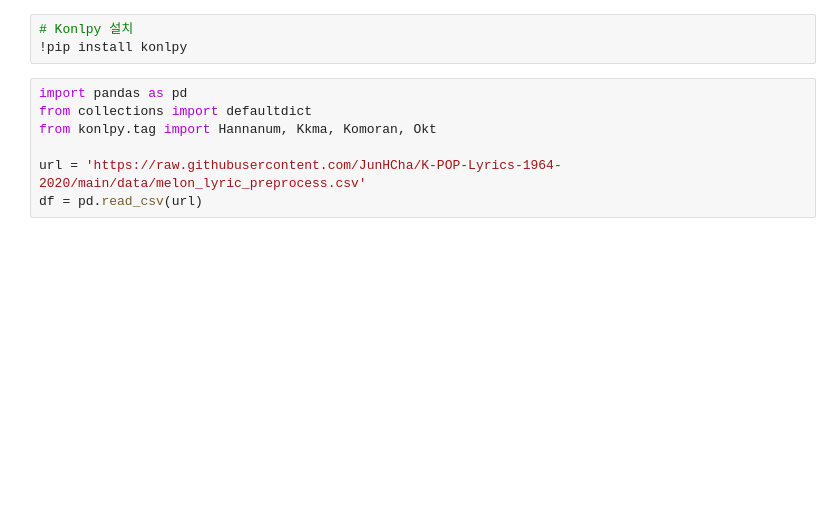
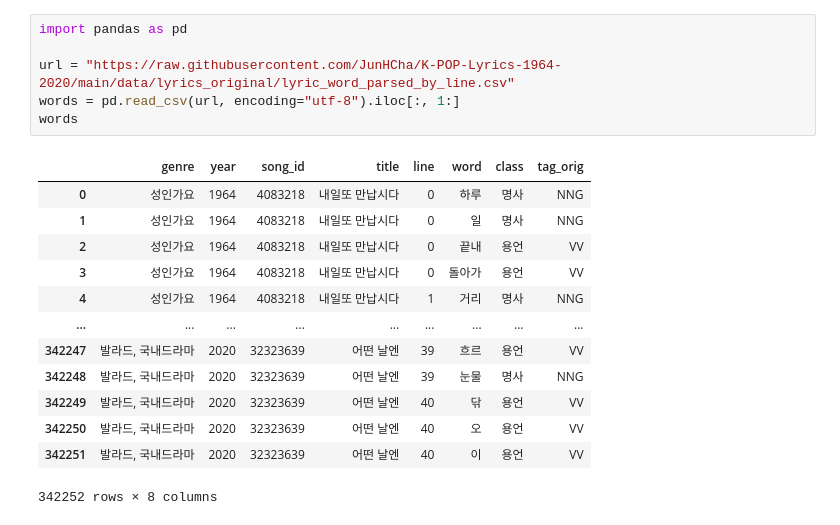
Before and after one commit to JunHCha/K-POP-Lyrics-1964-2020, a Jupyter notebook: scripts/lyrics_co_occurence.ipynb, the cells around one changed output. Saved outputs shown, nothing was run; the diff lists cells and outputs as text; blank space fills up the shorter version.

Commit message:
feat: add cooccured words

```diff
--- a/scripts/lyrics_co_occurence.ipynb
+++ b/scripts/lyrics_co_occurence.ipynb
@@ -1,10 +1,20 @@
-# %%
-# Konlpy 설치
-!pip install konlpy
 # %%
 import pandas as pd
-from collections import defaultdict
-from konlpy.tag import Hannanum, Kkma, Komoran, Okt
 
-url = 'https://raw.githubusercontent.com/JunHCha/K-POP-Lyrics-1964-2020/main/data/melon_lyric_preprocess.csv'
-df = pd.read_csv(url)
+url = "https://raw.githubusercontent.com/JunHCha/K-POP-Lyrics-1964-2020/main/data/lyrics_original/lyric_word_parsed_by_line.csv"
+words = pd.read_csv(url, encoding="utf-8").iloc[:, 1:]
+words
+# %% [output]
+|  | genre | year | song_id | title | line | word | class | tag_orig |
+| 0 | 성인가요 | 1964 | 4083218 | 내일또 만납시다 | 0 | 하루 | 명사 | NNG |
+| 1 | 성인가요 | 1964 | 4083218 | 내일또 만납시다 | 0 | 일 | 명사 | NNG |
+| 2 | 성인가요 | 1964 | 4083218 | 내일또 만납시다 | 0 | 끝내 | 용언 | VV |
+| 3 | 성인가요 | 1964 | 4083218 | 내일또 만납시다 | 0 | 돌아가 | 용언 | VV |
+| 4 | 성인가요 | 1964 | 4083218 | 내일또 만납시다 | 1 | 거리 | 명사 | NNG |
+| ... | ... | ... | ... | ... | ... | ... | ... | ... |
+| 342247 | 발라드, 국내드라마 | 2020 | 32323639 | 어떤 날엔 | 39 | 흐르 | 용언 | VV |
+| 342248 | 발라드, 국내드라마 | 2020 | 32323639 | 어떤 날엔 | 39 | 눈물 | 명사 | NNG |
+| 342249 | 발라드, 국내드라마 | 2020 | 32323639 | 어떤 날엔 | 40 | 닦 | 용언 | VV |
+| 342250 | 발라드, 국내드라마 | 2020 | 32323639 | 어떤 날엔 | 40 | 오 | 용언 | VV |
+| 342251 | 발라드, 국내드라마 | 2020 | 32323639 | 어떤 날엔 | 40 | 이 | 용언 | VV |
+342252 rows × 8 columns
```
Also changed, not shown: parts of 5 cells of this notebook, 9 other files.
